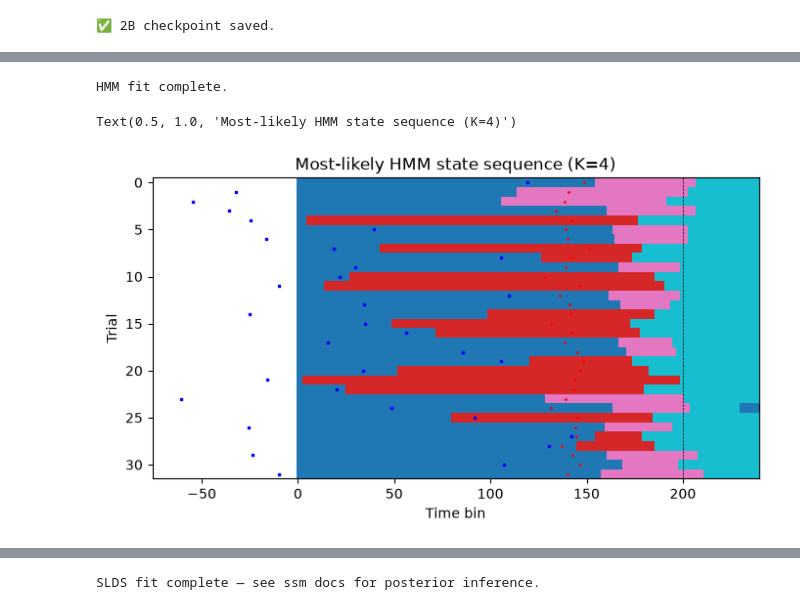
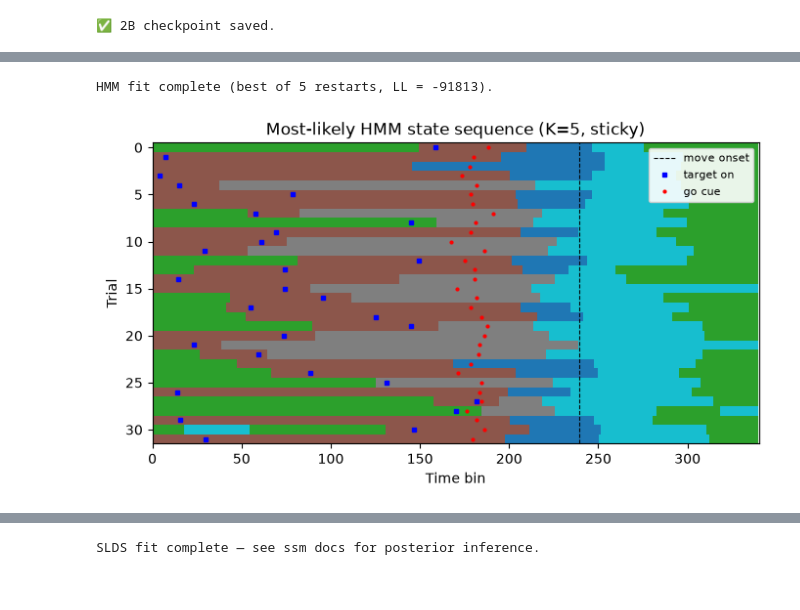
Before and after one commit to NeoNeuron/ccnss26-tutorials, a Jupyter notebook: neural-data-analysis/solutions/session2_solutions.ipynb, the cells around one changed output, grey strips where cells are left out. Drawn from its saved outputs; the diff is of its cells as text; code cells hidden in the pictures.

```diff
--- a/neural-data-analysis/solutions/session2_solutions.ipynb
+++ b/neural-data-analysis/solutions/session2_solutions.ipynb
@@ -379,22 +391,48 @@ preparation, movement, hold)? Fit a Poisson-HMM with `ssm` and visualize the sta
 # %%
-# EXERCISE: fit a 4-state Poisson HMM
-K = 4
-hmm = ssm.HMM(K=K, D=binned.shape[2], observations="poisson")
-hmm.fit(trials, num_iters=40, verbose=0)
-print("HMM fit complete.")
+# EXERCISE: fit a Poisson HMM (on the wide window) that tracks the task events
+# Build the HMM input from the WIDE window so target_on is in-window (see above),
+# leaving the peri-window `trials` used by the LDS section untouched.
+hmm_win    = (bin_times >= -1.2) & (bin_times < 0.5)
+t_hmm      = bin_times[hmm_win]                                   # bin-centre times (s rel. move onset)
+trials_hmm = [binned_wide[i, hmm_win, :] for i in range(binned_wide.shape[0])]
+
+
+def fit_sticky_hmm(K, n_restarts=5, kappa=2000):
+    """Fit a sticky Poisson HMM, keeping the best of several random EM restarts.
+    Sticky transitions raise the self-transition prior (kappa) so states form clean
+    task-phase blocks instead of flickering on noisy single-trial 5 ms spike counts.
+    EM is non-convex, so a single seed can land in a poor local optimum — we keep
+    the restart with the highest final log-likelihood."""
+    best_ll, best = -np.inf, None
+    for seed in range(n_restarts):
+        np.random.seed(seed)
+        h = ssm.HMM(K=K, D=binned_wide.shape[2], observations="poisson",
+                    transitions="sticky", transition_kwargs={"kappa": kappa})
+        ll = h.fit(trials_hmm, num_iters=50, verbose=0)
+        if ll[-1] > best_ll:
+            best_ll, best = ll[-1], h
+    return best, best_ll
+
+
+K = 5
+hmm, best_ll = fit_sticky_hmm(K)
+print(f"HMM fit complete (best of 5 restarts, LL = {best_ll:.0f}).")
 # %% [output]
-HMM fit complete.
+HMM fit complete (best of 5 restarts, LL = -91813).
 # %%
-states = np.stack([hmm.most_likely_states(t) for t in trials])
+states = np.stack([hmm.most_likely_states(t) for t in trials_hmm])
+to_bin = lambda t_rel: (t_rel - t_hmm[0]) / bin_size   # event time (s) -> column index in `states`
+rows   = np.arange(states.shape[0])
+
 fig, ax = plt.subplots(figsize=(8, 4))
 ax.imshow(states, aspect="auto", cmap="tab10", interpolation="nearest")
-ax.axvline(1.00/bin_size, color="k", lw=0.5, ls="--")  # mark movement onset
-for i in range(states.shape[0]):
-    ax.plot((trial_info["go_cue_rel"][i] + 1.00) / bin_size, i, "r.", ms=2)  # mark movement onset
-    ax.plot((trial_info["target_on_rel"][i] + 1.00) / bin_size, i, "bs", ms=2)  # mark movement onset
+ax.axvline(to_bin(0.0), color="k", lw=0.8, ls="--", label="move onset")
+ax.plot(to_bin(trial_info["target_on_rel"].values), rows, "bs", ms=3, label="target on")
+ax.plot(to_bin(trial_info["go_cue_rel"].values),    rows, "r.", ms=4, label="go cue")
+ax.set_xlim(0, states.shape[1])
 ax.set_xlabel("Time bin")
 ax.set_ylabel("Trial")
-ax.set_title(f"Most-likely HMM state sequence (K={K})")
+ax.set_title(f"Most-likely HMM state sequence (K={K}, sticky)")
+ax.legend(loc="upper right", fontsize=8, framealpha=0.9);
 # %% [output]
-Text(0.5, 1.0, 'Most-likely HMM state sequence (K=4)')
-[figure, old version]
+[figure, new version]
```
Also changed, not shown: parts of 8 cells of this notebook.
